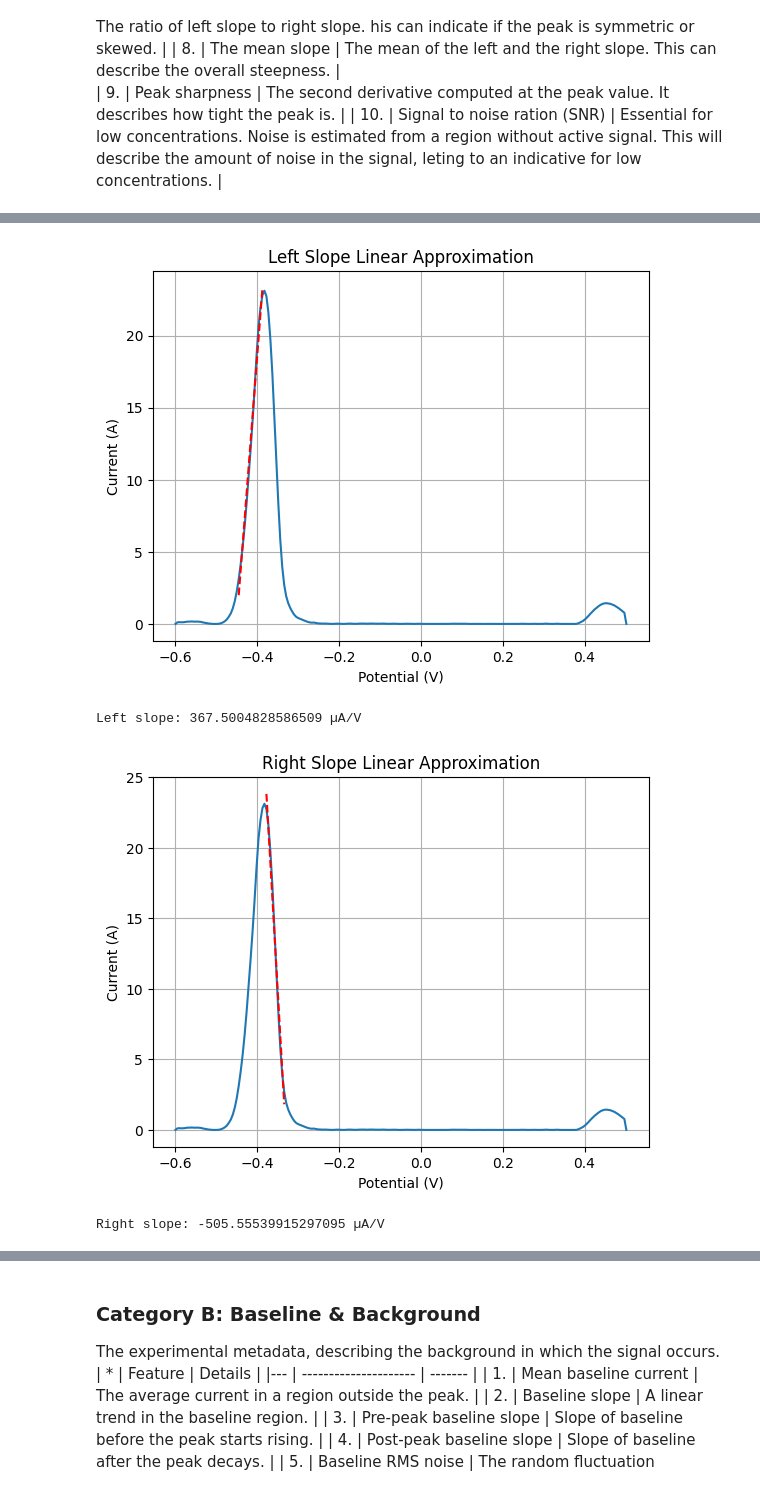
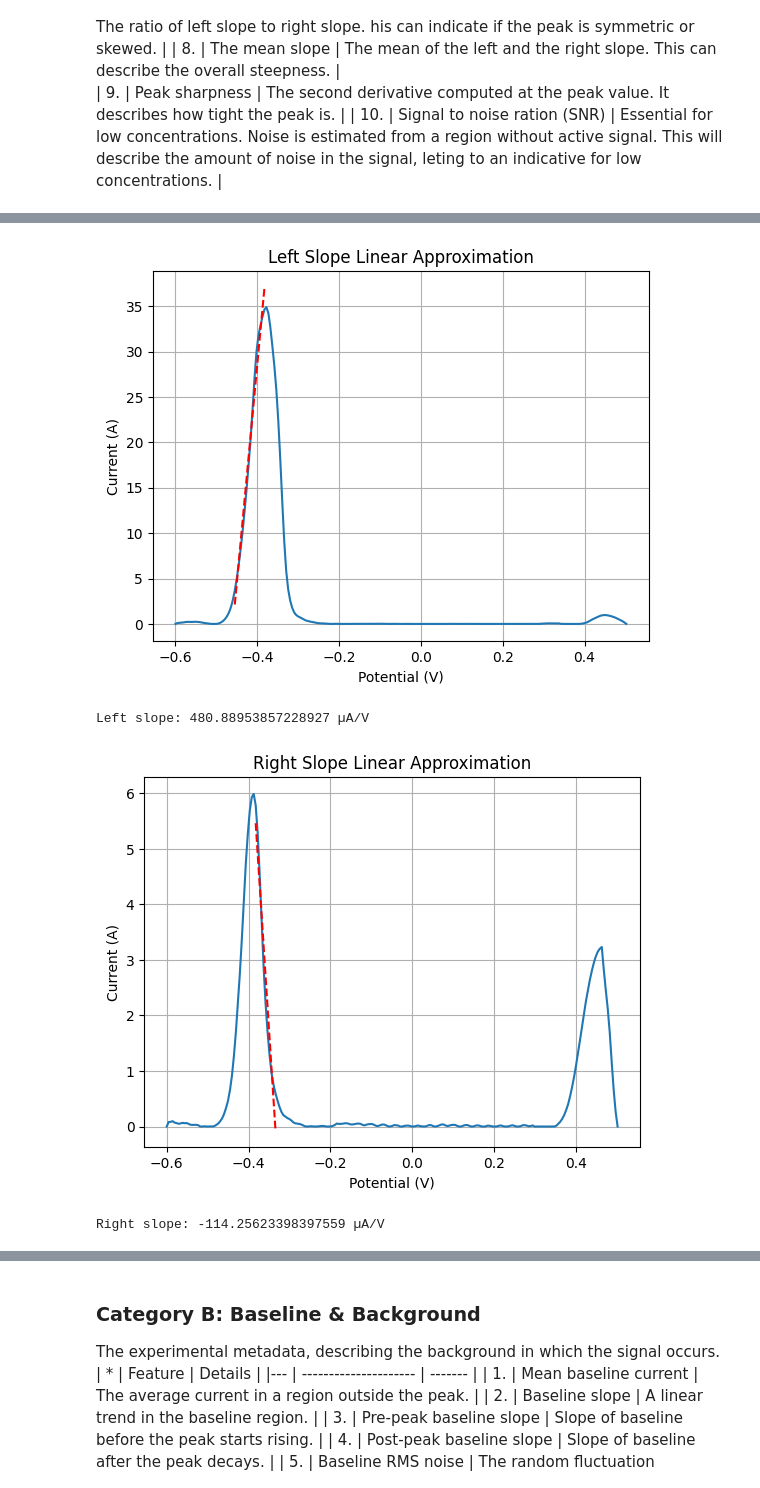
Before and after one commit to andreidumitras/electrochemical-AI, a Jupyter notebook: feature_extraction.ipynb, the cells around one changed output, grey strips where cells are left out. Cells and saved outputs as stored; diff of their text form; code cells hidden in the pictures.

```diff
--- a/feature_extraction.ipynb
+++ b/feature_extraction.ipynb
@@ -246,15 +302,15 @@ Area Under the Curve: 0.0014479735123441278 µA·V
 # %%
-left_slope = physics.get_left_slope(potential, currents[5], plotting=True)
+left_slope = physics.get_left_slope(potential, currents[1], plotting=True)
 print(f'Left slope: {left_slope} µA/V')
 # %% [output]
-[figure, old version]
+[figure, new version]
-Left slope: 367.5004828586509 µA/V
+Left slope: 480.88953857228927 µA/V
 # %%
-right_slope = physics.get_right_slope(potential, currents[5], plotting=True)
+right_slope = physics.get_right_slope(potential, currents[12], plotting=True)
 print(f'Right slope: {right_slope} µA/V')
 # %% [output]
-[figure, old version]
+[figure, new version]
-Right slope: -505.55539915297095 µA/V
+Right slope: -114.25623398397559 µA/V
 # %%
 slope_asymmetry = physics.get_slope_asymmetry(potential, currents[5])
 print(f'Slope Asymmetry: {slope_asymmetry}')
```
Also changed, not shown: parts of 5 cells of this notebook, 4 other files.
